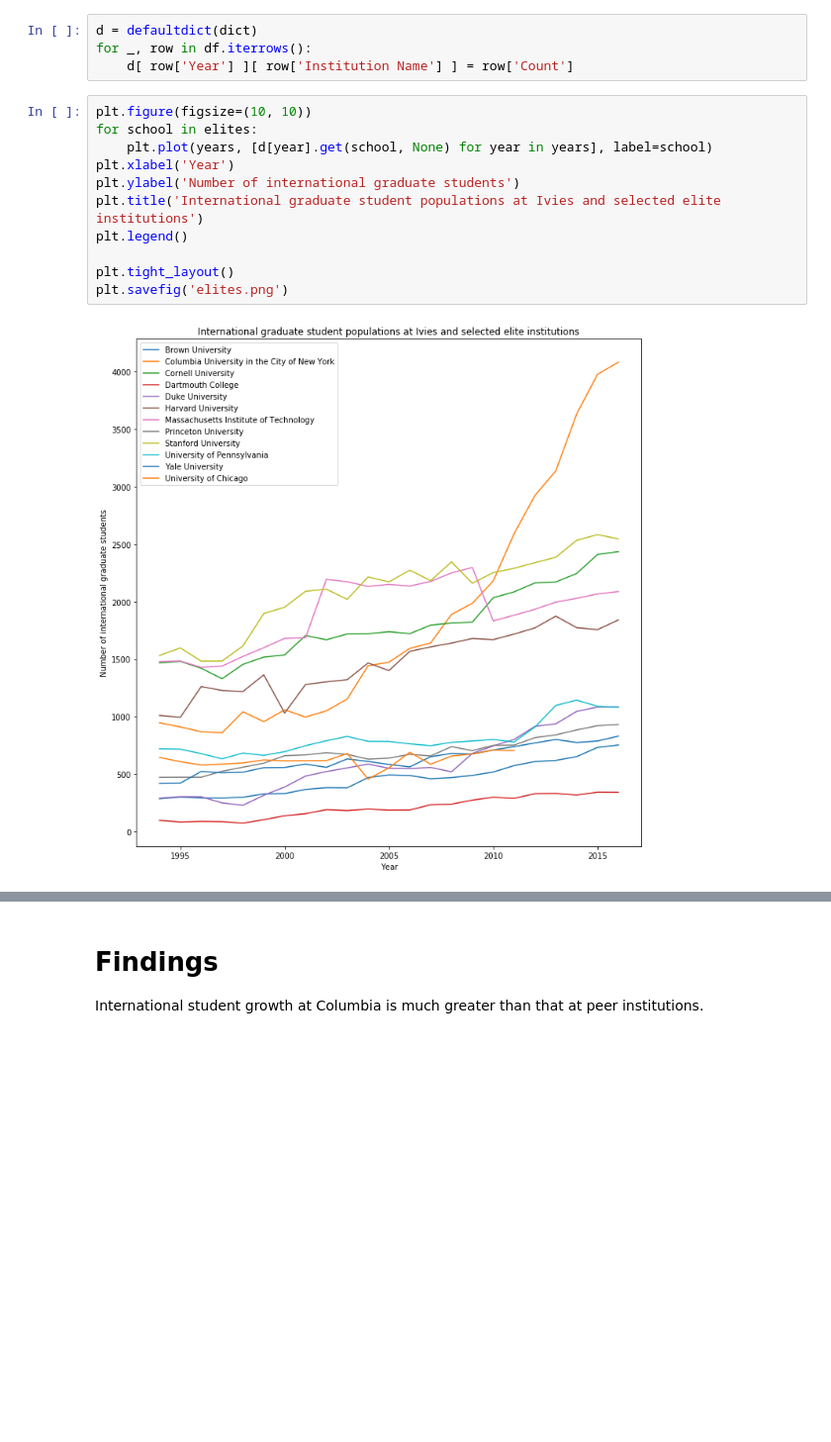
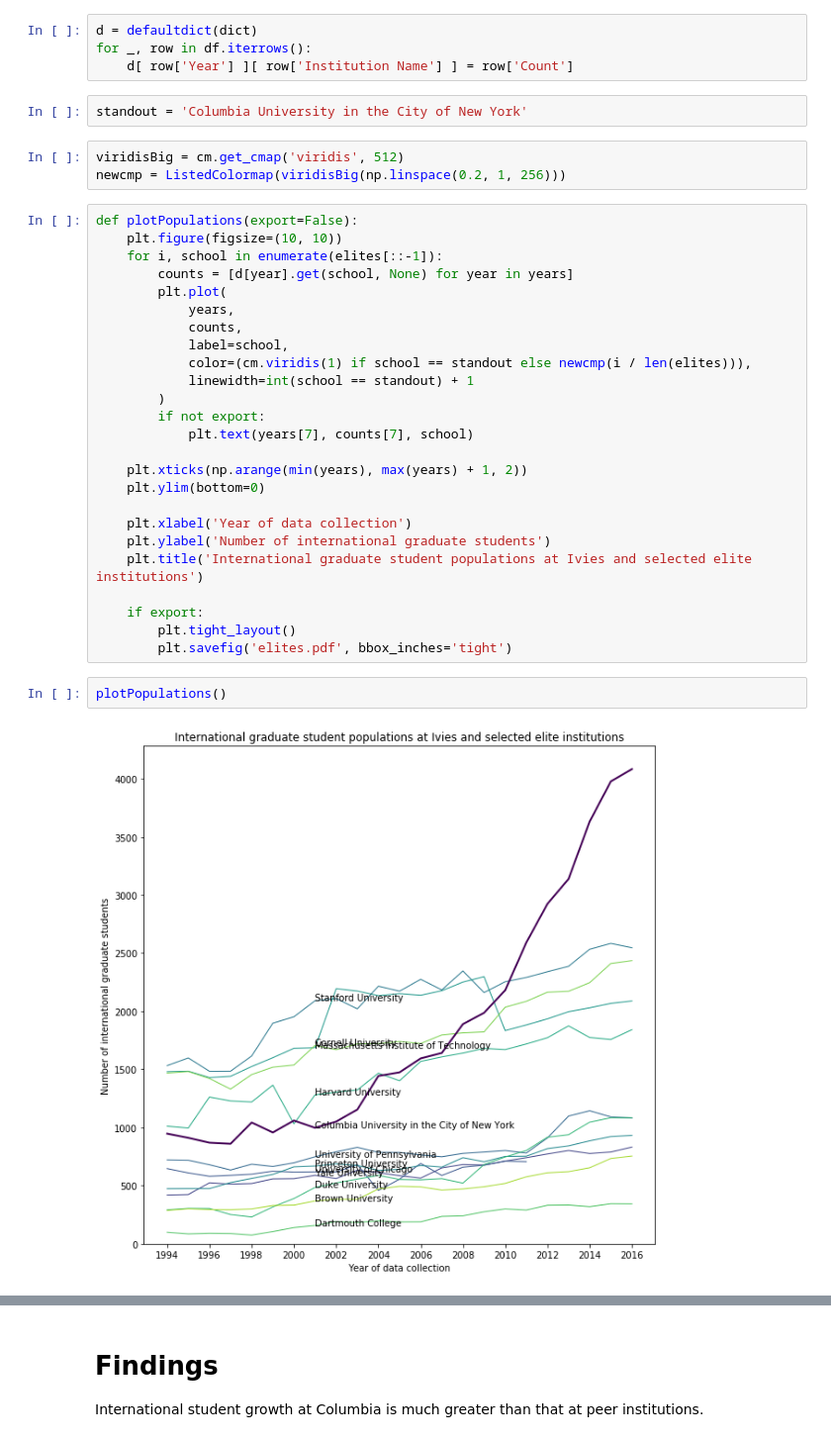
Before and after one commit to graphicsdesk/international-students, a Jupyter notebook: notebooks/gss-elite.ipynb, the cells around one changed output, grey strips where cells are left out. Shown at 99% size. Cells and saved outputs as stored; diff of their text form; blank space fills up the shorter version.

Commit message:
finalized elites chart

```diff
--- a/notebooks/gss-elite.ipynb
+++ b/notebooks/gss-elite.ipynb
@@ -46,16 +53,37 @@ Brown University, Columbia University in the City of New York, Cornell Universit
 d = defaultdict(dict)
 for _, row in df.iterrows():
     d[ row['Year'] ][ row['Institution Name'] ] = row['Count']
+# %%
+standout = 'Columbia University in the City of New York'
+# %%
+viridisBig = cm.get_cmap('viridis', 512)
+newcmp = ListedColormap(viridisBig(np.linspace(0.2, 1, 256)))
 # %%
-plt.figure(figsize=(10, 10))
-for school in elites:
-    plt.plot(years, [d[year].get(school, None) for year in years], label=school)
-plt.xlabel('Year')
-plt.ylabel('Number of international graduate students')
-plt.title('International graduate student populations at Ivies and selected elite institutions')
-plt.legend()
+def plotPopulations(export=False):
+    plt.figure(figsize=(10, 10))
+    for i, school in enumerate(elites[::-1]):
+        counts = [d[year].get(school, None) for year in years]
+        plt.plot(
+            years,
+            counts,
+            label=school,
+            color=(cm.viridis(1) if school == standout else newcmp(i / len(elites))),
+            linewidth=int(school == standout) + 1
+        )
+        if not export:
+            plt.text(years[7], counts[7], school)
 
-plt.tight_layout()
-plt.savefig('elites.png')
+    plt.xticks(np.arange(min(years), max(years) + 1, 2))
+    plt.ylim(bottom=0)
+
+    plt.xlabel('Year of data collection')
+    plt.ylabel('Number of international graduate students')
+    plt.title('International graduate student populations at Ivies and selected elite institutions')
+
+    if export:
+        plt.tight_layout()
+        plt.savefig('elites.pdf', bbox_inches='tight')
-# %% [output]
-[figure, removed]
+# %%
+plotPopulations()
+# %% [output]
+[figure, added]
```
Also changed, not shown: parts of 3 cells of this notebook, 3 other files.
